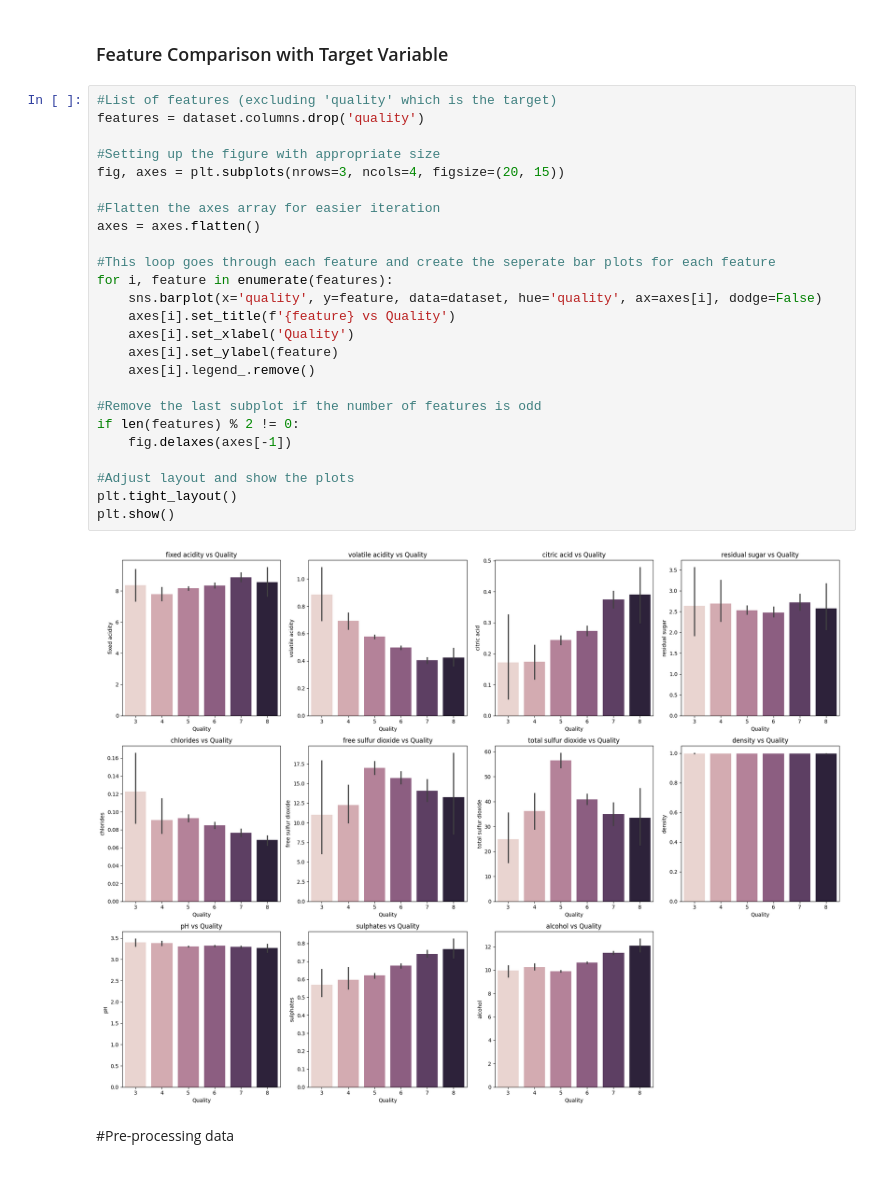
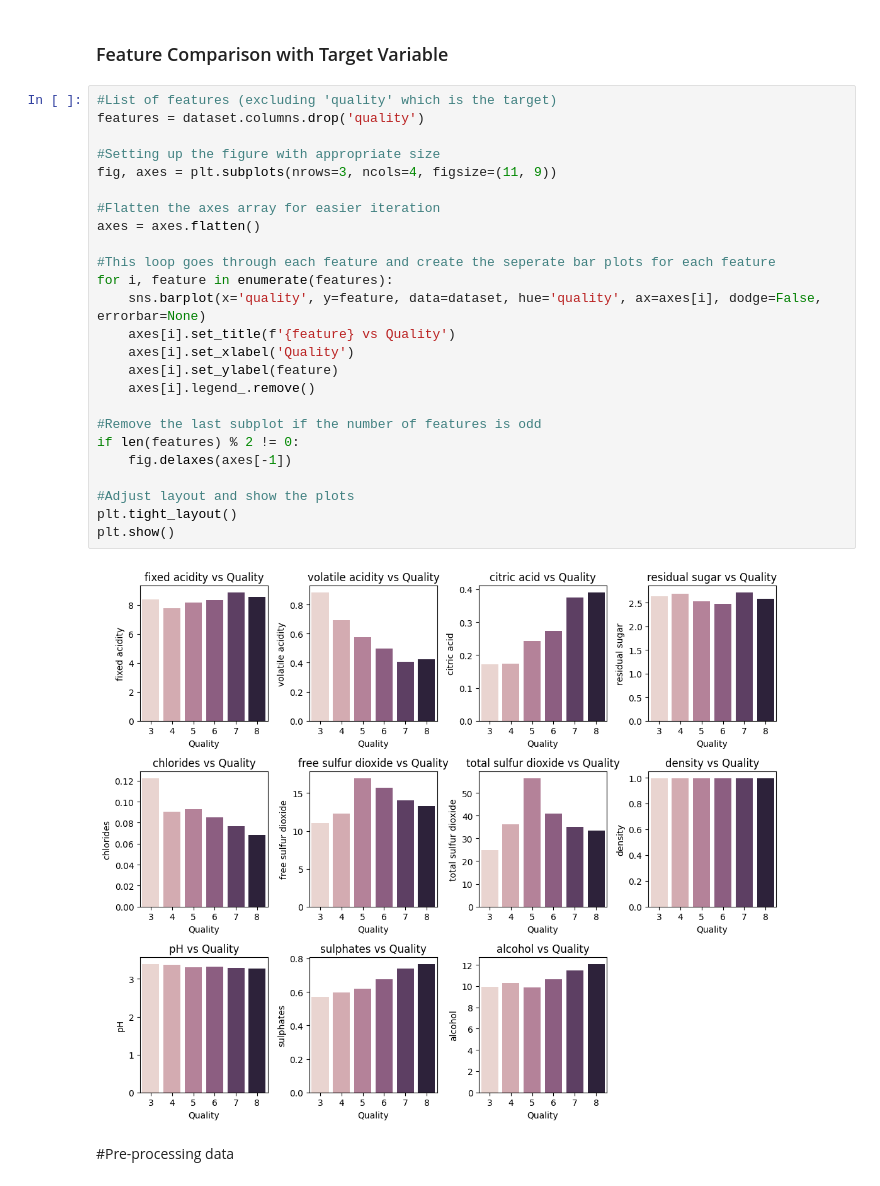
Before and after one commit to ChamikaRohan/Machine-Learning-based-Red-Wine-Quality-Prediction, a Jupyter notebook: Red_Wine_Quality_Prediction_Model.ipynb, the cells around one changed output. Drawn from its saved outputs; the diff is of its cells as text.

```diff
--- a/Red_Wine_Quality_Prediction_Model.ipynb
+++ b/Red_Wine_Quality_Prediction_Model.ipynb
@@ -99,30 +100,30 @@ plt.show()
 # %%
 #List of features (excluding 'quality' which is the target)
 features = dataset.columns.drop('quality')
 
 #Setting up the figure with appropriate size
-fig, axes = plt.subplots(nrows=3, ncols=4, figsize=(20, 15))
+fig, axes = plt.subplots(nrows=3, ncols=4, figsize=(11, 9))
 
 #Flatten the axes array for easier iteration
 axes = axes.flatten()
 
 #This loop goes through each feature and create the seperate bar plots for each feature
 for i, feature in enumerate(features):
-    sns.barplot(x='quality', y=feature, data=dataset, hue='quality', ax=axes[i], dodge=False)
+    sns.barplot(x='quality', y=feature, data=dataset, hue='quality', ax=axes[i], dodge=False, errorbar=None)
     axes[i].set_title(f'{feature} vs Quality')
     axes[i].set_xlabel('Quality')
     axes[i].set_ylabel(feature)
     axes[i].legend_.remove()
 
 #Remove the last subplot if the number of features is odd
 if len(features) % 2 != 0:
     fig.delaxes(axes[-1])
 
 #Adjust layout and show the plots
 plt.tight_layout()
 plt.show()
 # %% [output]
-[figure, old version]
+[figure, new version]
 # %% [markdown]
 #Pre-processing data
 # %% [markdown]
```
Also changed, not shown: parts of 31 cells of this notebook.
